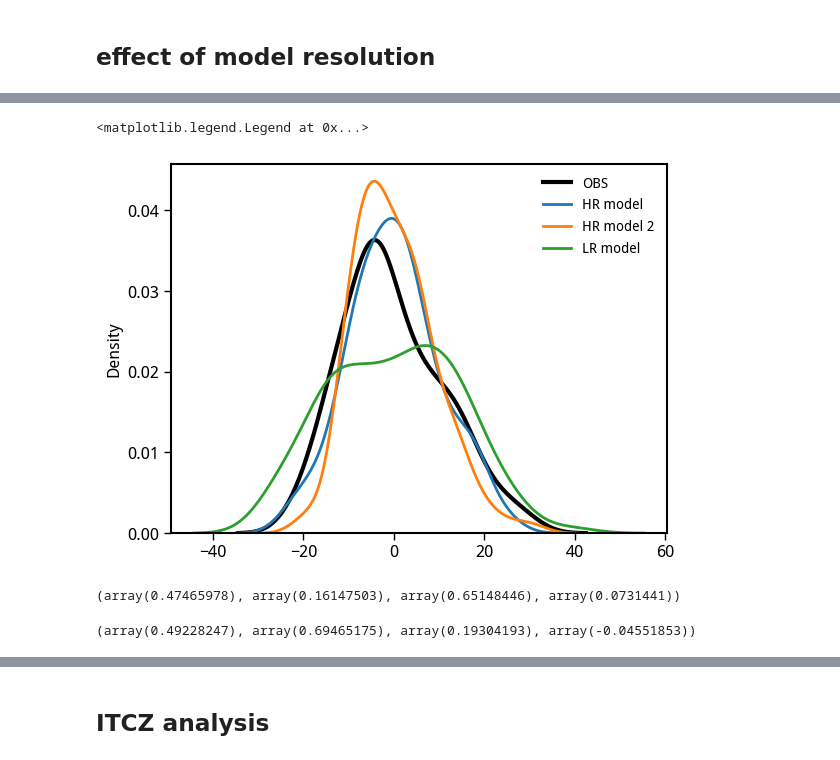
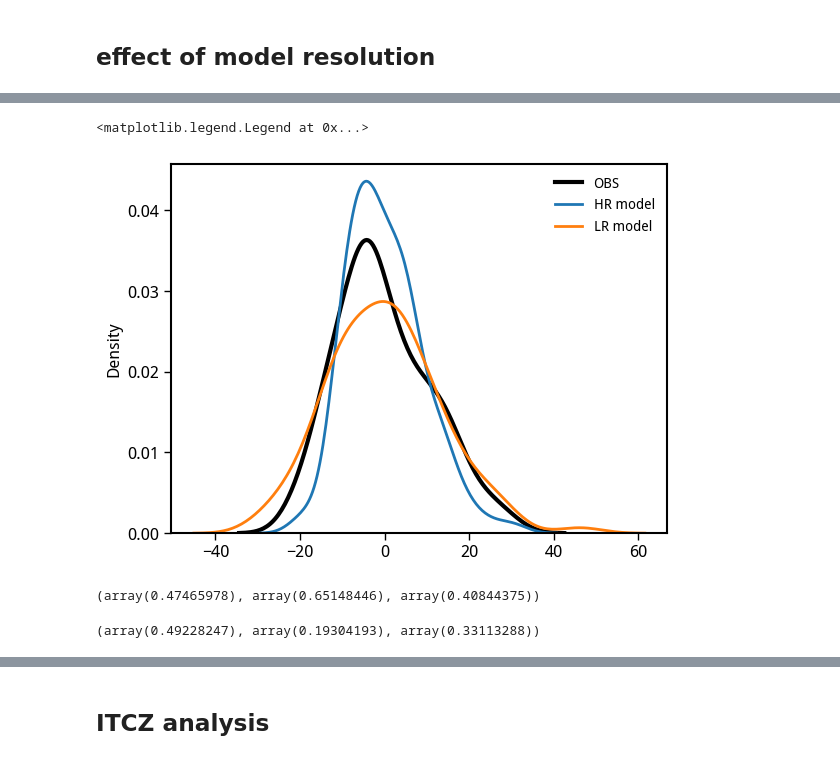
Before and after one commit to adisen99/enso_precip_asymmetry, a Jupyter notebook: 07_code_review1.ipynb, the cells around one changed output, grey strips where cells are left out. Saved outputs shown, nothing was run; the diff lists cells and outputs as text; code cells hidden in the pictures.

```diff
--- a/07_code_review1.ipynb
+++ b/07_code_review1.ipynb
@@ -275,12 +270,12 @@ skw_obs = skw_res.isel(region = 41).sel(season='ANN', model='obs').pr_skw
 asymm_obs = out.isel(region=41).sel(season='ANN', model='obs').asymm
 prd_obs = detrend_separate_check(reorder(pra_obs).groupby('time.year').mean('time'), dim='year').sel(year = slice('1900', '2015'))
 # %%
-pra_hr = calc_anom(raw.isel(region=41).sel(model = 'HadGEM3-GC31-MM').precip)
-skw_hr = skw_res.isel(region = 41).sel(model = 'HadGEM3-GC31-MM', season='ANN').pr_skw
-asymm_hr = out.isel(region=41).sel(model = 'HadGEM3-GC31-MM', season='ANN').asymm
+pra_hr = calc_anom(raw.isel(region=41).sel(model = 'CNRM-CM6-1-HR').precip)
+skw_hr = skw_res.isel(region = 41).sel(model = 'CNRM-CM6-1-HR', season='ANN').pr_skw
+asymm_hr = out.isel(region=41).sel(model = 'CNRM-CM6-1-HR', season='ANN').asymm
 prd_hr = detrend_separate_check(reorder(pra_hr).groupby('time.year').mean('time'), dim='year').sel(year = slice('1900', '2015'))
 # %%
-pra_hr2 = calc_anom(raw.isel(region=41).sel(model = 'CNRM-CM6-1-HR').precip)
-skw_hr2 = skw_res.isel(region = 41).sel(model = 'CNRM-CM6-1-HR', season='ANN').pr_skw
-asymm_hr2 = out.isel(region=41).sel(model = 'CNRM-CM6-1-HR', season='ANN').asymm
-prd_hr2 = detrend_separate_check(reorder(pra_hr2).groupby('time.year').mean('time'), dim='year').sel(year = slice('1900', '2015'))
+pra_lr = calc_anom(raw.isel(region=41).sel(model = 'BCC-ESM1').precip)
+skw_lr = skw_res.isel(region = 41).sel(model = 'BCC-ESM1', season='ANN').pr_skw
+asymm_lr = out.isel(region=41).sel(model = 'BCC-ESM1', season='ANN').asymm
+prd_lr = detrend_separate_check(reorder(pra_lr).groupby('time.year').mean('time'), dim='year').sel(year = slice('1900', '2015'))
@@ -292,20 +282,20 @@ prd_lr = detrend_separate_check(reorder(pra_lr).groupby('time.year').mean('time'
 # %%
 sns.kdeplot(prd_obs, lw = 3.0, label = 'OBS', color='k')
 sns.kdeplot(prd_hr, lw = 2.0, label = 'HR model')
-sns.kdeplot(prd_hr2, lw = 2.0, label = 'HR model 2')
+# sns.kdeplot(prd_hr2, lw = 2.0, label = 'HR model 2')
 # sns.kdeplot(prd_hr2, lw = 2.0, label = 'HR model')
 sns.kdeplot(prd_lr, lw = 2.0, label = 'LR model')
 plt.legend(frameon=False, fontsize=10)
 # %% [output]
 <matplotlib.legend.Legend at 0x...>
-[figure, old version]
+[figure, new version]
 # %%
-skw_obs.values, skw_hr.values, skw_hr2.values, skw_lr.values
+skw_obs.values, skw_hr.values, skw_lr.values
 # %% [output]
-(array(0.47465978), array(0.16147503), array(0.65148446), array(0.0731441))
+(array(0.47465978), array(0.65148446), array(0.40844375))
 # %%
-asymm_obs.values, asymm_hr.values, asymm_hr2.values, asymm_lr.values
+asymm_obs.values, asymm_hr.values, asymm_lr.values
 # %% [output]
-(array(0.49228247), array(0.69465175), array(0.19304193), array(-0.04551853))
+(array(0.49228247), array(0.19304193), array(0.33113288))
 # %%
 # for all regions
```
Also changed, not shown: parts of 80 cells of this notebook, 8 other files.
